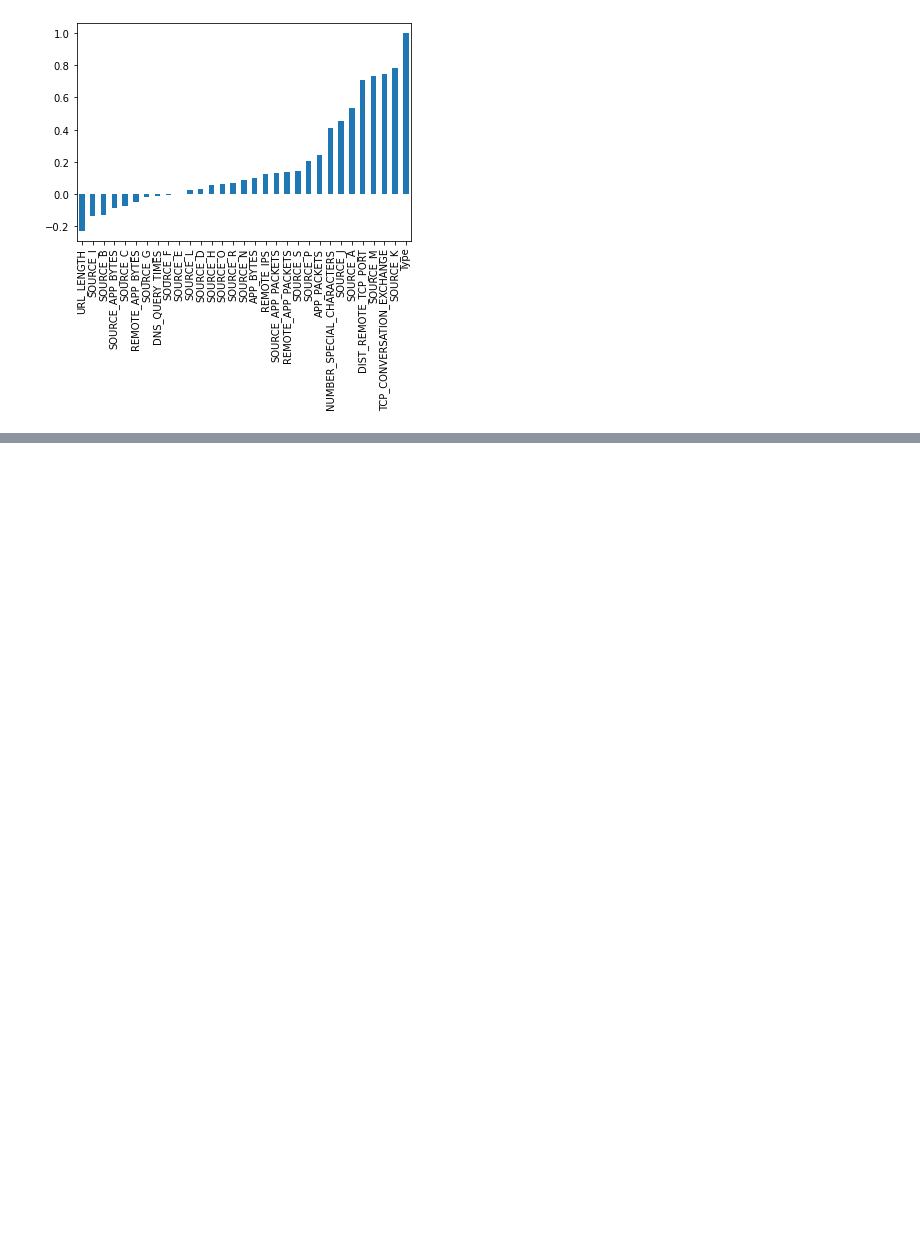
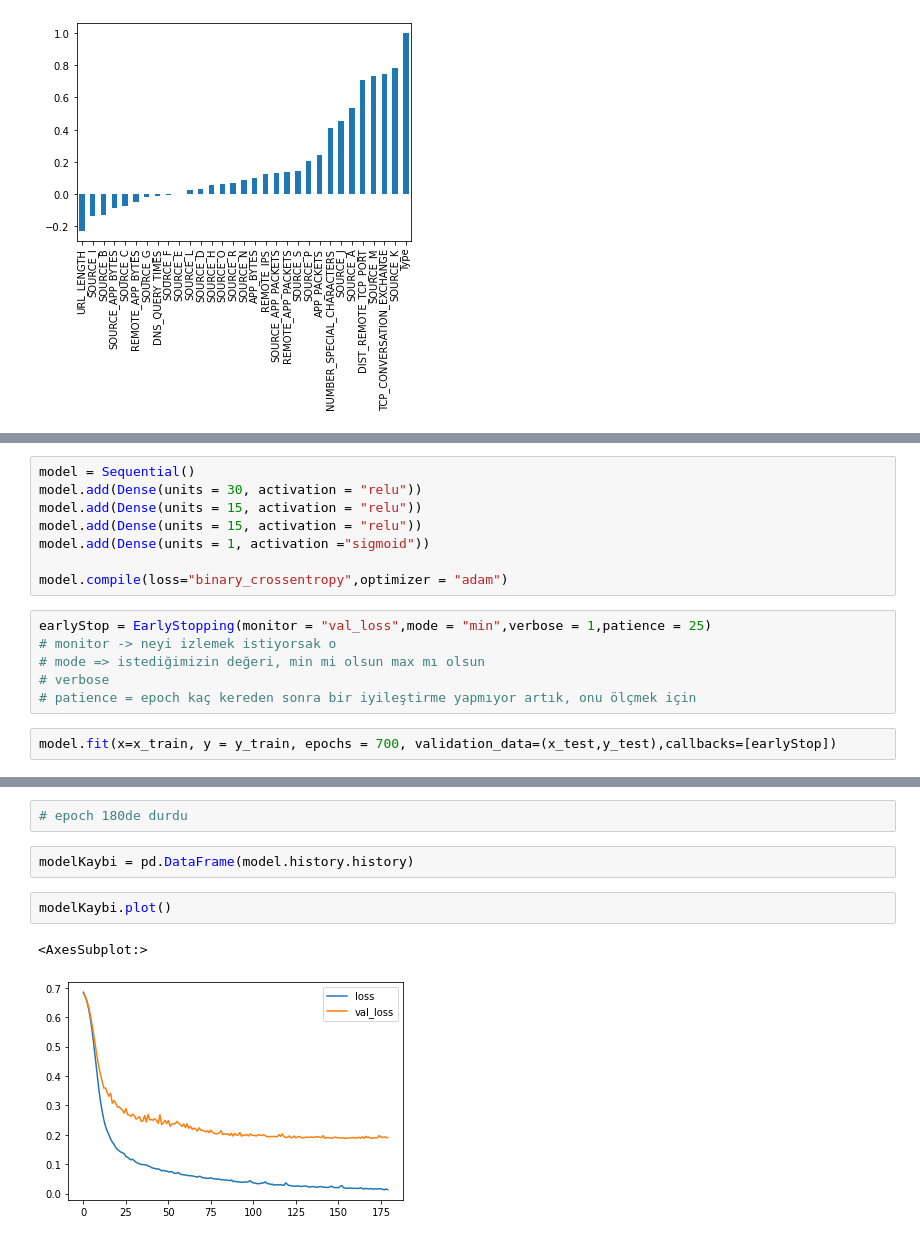
Before and after one commit to MervePayar/pythonKurs, a Jupyter notebook: 28-Sınıflandırma.ipynb, the cells around one changed output, grey strips where cells are left out. Saved outputs shown, nothing was run; the diff lists cells and outputs as text; blank space fills up the shorter version.

```diff
--- a/28-Sınıflandırma.ipynb
+++ b/28-Sınıflandırma.ipynb
@@ -70,0 +157,16 @@ df.corr()["Type"].sort_values().plot(kind = "bar")
+# %%
+model = Sequential()
+model.add(Dense(units = 30, activation = "relu"))
+model.add(Dense(units = 15, activation = "relu"))
+model.add(Dense(units = 15, activation = "relu"))
+model.add(Dense(units = 1, activation ="sigmoid"))
+
+model.compile(loss="binary_crossentropy",optimizer = "adam")
+# %%
+earlyStop = EarlyStopping(monitor = "val_loss",mode = "min",verbose = 1,patience = 25)
+# monitor -> neyi izlemek istiyorsak o
+# mode => istediğimizin değeri, min mi olsun max mı olsun
+# verbose
+# patience = epoch kaç kereden sonra bir iyileştirme yapmıyor artık, onu ölçmek için
+# %%
+model.fit(x=x_train, y = y_train, epochs = 700, validation_data=(x_test,y_test),callbacks=[earlyStop])
@@ -70,0 +192,9 @@ df.corr()["Type"].sort_values().plot(kind = "bar")
+# %%
+# epoch 180de durdu
+# %%
+modelKaybi = pd.DataFrame(model.history.history)
+# %%
+modelKaybi.plot()
+# %% [output]
+<AxesSubplot:>
+[figure, added]
```
Also changed, not shown: parts of 28 cells of this notebook.
